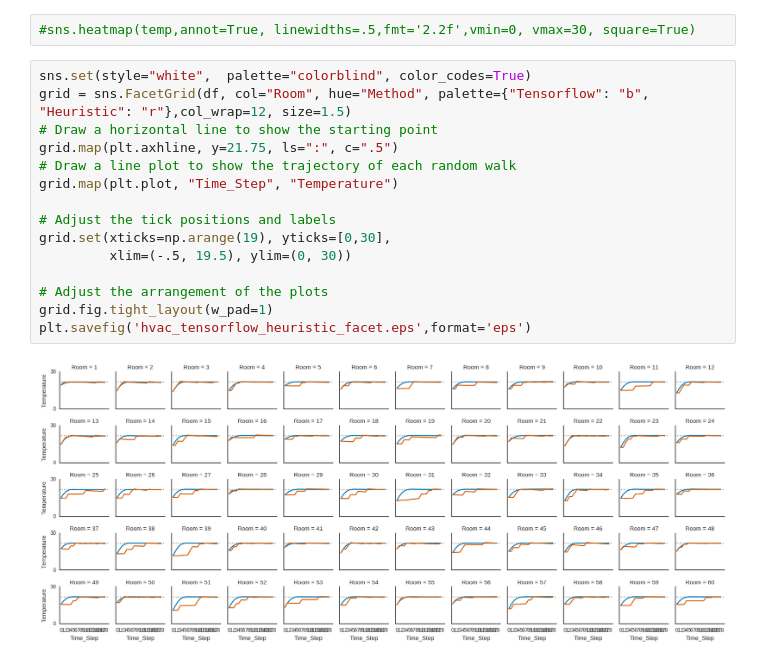
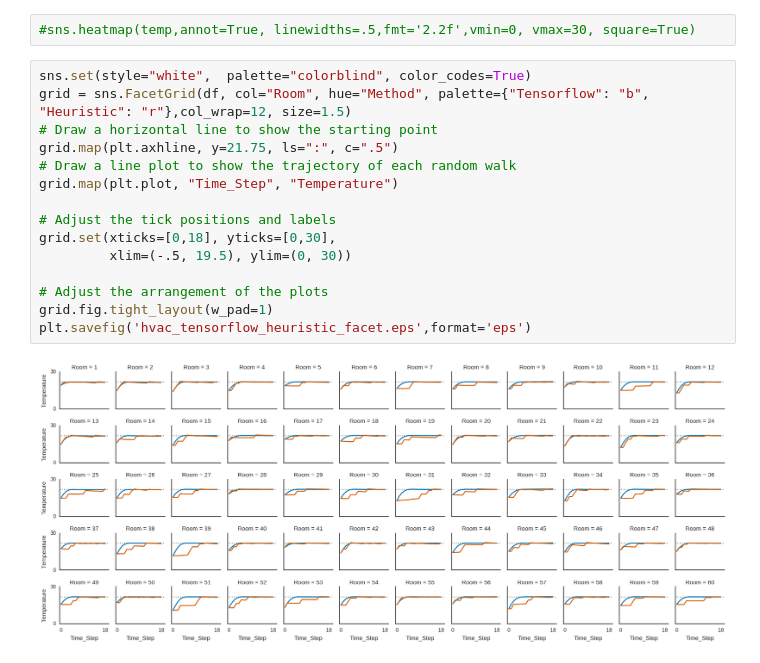
Before and after one commit to wuga214/PAPER_NIPS17_ScalablePlanning_Tensorflow, a Jupyter notebook: HVAC_SCALE_VIZ.ipynb, the cells around one changed output. Cells and saved outputs as stored; diff of their text form.

Commit message:
Fixing Plots

```diff
--- a/HVAC_SCALE_VIZ.ipynb
+++ b/HVAC_SCALE_VIZ.ipynb
@@ -80,17 +80,17 @@ plt.savefig('hvac_tensorflow_heuristic_violin.eps',format='eps')
 # %%
 sns.set(style="white",  palette="colorblind", color_codes=True)
 grid = sns.FacetGrid(df, col="Room", hue="Method", palette={"Tensorflow": "b", "Heuristic": "r"},col_wrap=12, size=1.5)
 # Draw a horizontal line to show the starting point
 grid.map(plt.axhline, y=21.75, ls=":", c=".5")
 # Draw a line plot to show the trajectory of each random walk
 grid.map(plt.plot, "Time_Step", "Temperature")
 
 # Adjust the tick positions and labels
-grid.set(xticks=np.arange(19), yticks=[0,30],
+grid.set(xticks=[0,18], yticks=[0,30],
          xlim=(-.5, 19.5), ylim=(0, 30))
 
 # Adjust the arrangement of the plots
 grid.fig.tight_layout(w_pad=1)
 plt.savefig('hvac_tensorflow_heuristic_facet.eps',format='eps')
 # %% [output]
-[figure, old version]
+[figure, new version]
```
Also changed, not shown: parts of 1 cell of this notebook, 2 other files.
